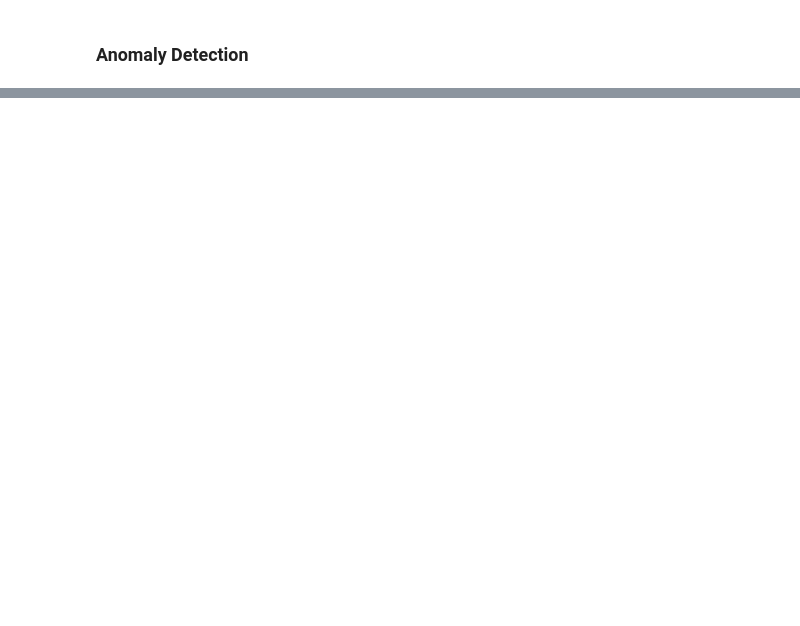
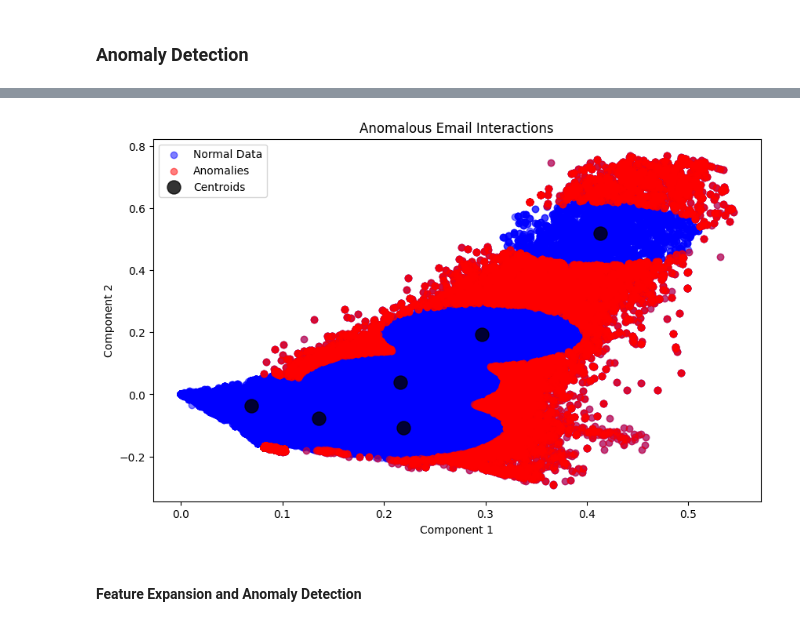
Before and after one commit to tlq010407/5003_enron, a Jupyter notebook: ML_NLP_classification.ipynb, the cells around one changed output, grey strips where cells are left out. Saved outputs shown, nothing was run; the diff lists cells and outputs as text; code cells hidden in the pictures; blank space fills up the shorter version.

Commit message:
ML and Anomoly Detection

```diff
--- a/ML_NLP_classification.ipynb
+++ b/ML_NLP_classification.ipynb
@@ -192,7 +153,7 @@ lemmatizer = WordNetLemmatizer()
 # %%
 # Tokenizing and lemmatizing the text to prepare for classification and sentiment analysis
 text = []
-for msg in df['Cotent'].values:
+for msg in df['Content'].values:
     msg_tokens = word_tokenize(msg)
     msg_tokens = [token.lower() for token in msg_tokens if token.isalpha()]
     msg_tokens = [word for word in msg_tokens if not word in stopwords]
@@ -305,0 +290,15 @@ Anomalous email interactions:
+# %%
+from sklearn.metrics import pairwise_distances_argmin_min
+
+# Calculate the distance of each point to its assigned cluster centroid
+distances = pairwise_distances_argmin_min(datasvd, centroids)[1]
+
+# Determine the threshold for anomalies
+# For example, you can use the mean plus 2 standard deviations as the threshold
+threshold = distances.mean() + 2 * distances.std()
+
+# Identify anomalies
+anomalies = df[distances > threshold]
+
+# Print the anomalies
+print(anomalies)
@@ -305,0 +323,15 @@ Anomalous email interactions:
+# %%
+# Visualize the anomalies
+fig, ax = plt.subplots(figsize=(10, 6))
+ax.scatter(datasvd[:, 0], datasvd[:, 1], c='blue', label='Normal Data', alpha=0.5)
+ax.scatter(datasvd[distances > threshold, 0], datasvd[distances > threshold, 1], c='red', label='Anomalies', alpha=0.5)
+ax.scatter(centroids[:, 0], centroids[:, 1], s=150, c='black', alpha=0.8, label='Centroids')
+ax.set_title('Anomalous Email Interactions')
+ax.set_xlabel('Component 1')
+ax.set_ylabel('Component 2')
+ax.legend()
+plt.show()
+# %% [output]
+[figure, added]
+# %% [markdown]
+#### Feature Expansion and Anomaly Detection
```
Also changed, not shown: parts of 23 cells of this notebook.
